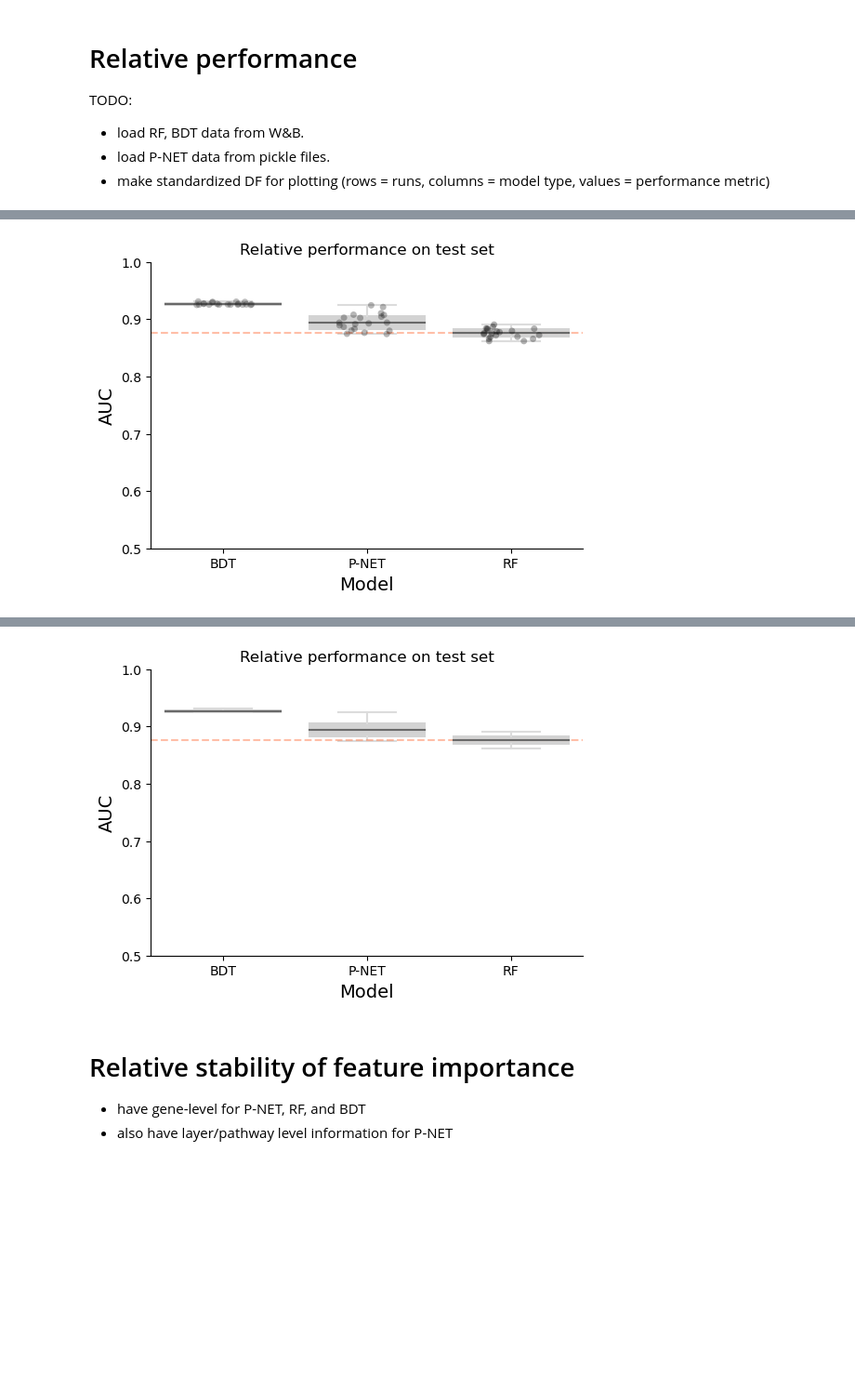
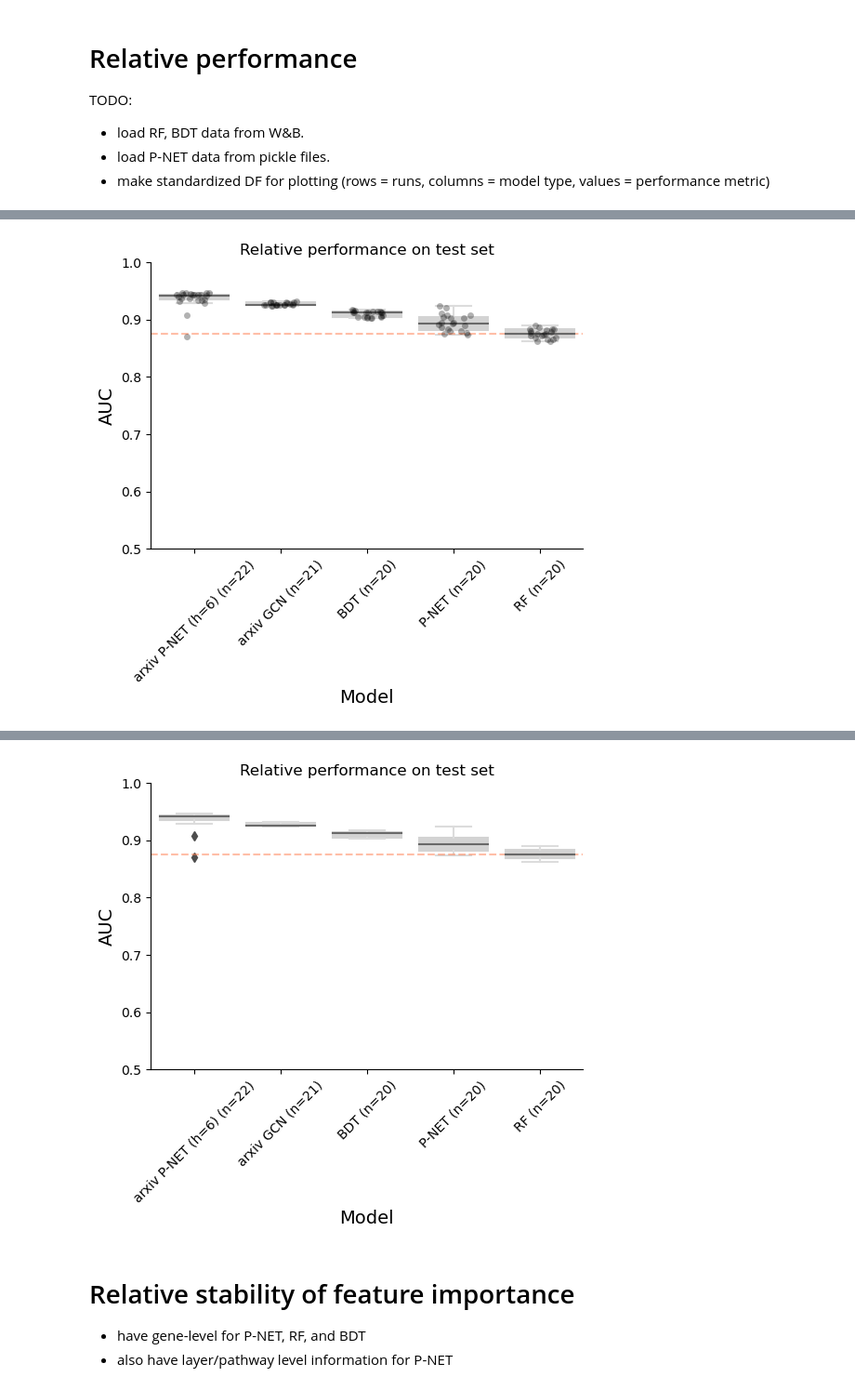
Before and after one commit to millergw/pnet, a Jupyter notebook: src/stability_and_performance_analysis.ipynb, the cells around one changed output, grey strips where cells are left out. Shown at 93% size. Cells and saved outputs as stored; diff of their text form; code cells hidden in the pictures; blank space fills up the shorter version.

Commit message:
finished first test of using config to easily add data modalities

```diff
--- a/src/stability_and_performance_analysis.ipynb
+++ b/src/stability_and_performance_analysis.ipynb
@@ -35,4 +36,6 @@ wandb: Currently logged in as: millergw. Use `wandb login --relogin` to force re
 PNET_DIR = '../../pnet/results/gene_rank_stability_v2' # Gwen's (after Mark improved stability)
 BDT_DIR = '../../pnet/results/somatic_bdt_eval_set_test'
 RF_DIR = '../../pnet/results/somatic_rf_eval_set_test'
+ARXIV_PNET_DIR = '../../cancer-net/reprod_report' # Gwen's (after Mark improved stability)
+
 FIGDIR = '../figures/'
@@ -253,0 +96,9 @@ TODO:
+# %%
+logging.info("Grabbing the performance metrics for arxiv P-NET from saved pickle file")
+# with open(os.path.join(ARXIV_PNET_DIR, 'pnet_results.h6.torch.num_workers_16.pkl'), 'rb') as file:
+with open(os.path.join(ARXIV_PNET_DIR, 'pnet_results.h6.torch.pkl'), 'rb') as file:
+    arxiv_pnet_results = pickle.load(file)
+
+arxiv_pnet_results[0].keys()
+# arxiv_pnet_aucs = arxiv_pnet_results['auc']
+# arxiv_pnet_aucs
@@ -258,13 +154,13 @@ entity = "millergw"
 project_name = "prostate_met_status"
 run_group = "bdt_stability_experiment_004"
 metric = "test_roc_auc_score"
-bdt_eval_auc = get_summary_metric_from_wandb(entity, project_name, metric, run_group=run_group)
+bdt_eval_auc = stability_utils.get_summary_metric_from_wandb(entity, project_name, metric, run_group=run_group)
 print("BDT AUC:", np.mean(bdt_eval_auc))
 
 # Specify your project and run group
 run_group = "rf_stability_experiment_003"
 metric = "test_roc_auc_score"
-rf_eval_auc = get_summary_metric_from_wandb(entity, project_name, metric, run_group=run_group)
+rf_eval_auc = stability_utils.get_summary_metric_from_wandb(entity, project_name, metric, run_group=run_group)
 print("RF AUC:", np.mean(rf_eval_auc))
 
 logging.info("Grabbing the performance metrics for P-NET from saved pickle file")
@@ -330,28 +247,44 @@ dtype: float64
 # %%
+# SAVENAME = 'pnet_rf_bdt_performance_benchmark_AUC_w_points'
+SAVENAME = 'pnet_gcn_arxivPnet_rf_bdt_performance_benchmark_AUC_w_points'
+# SAVENAME_nopoints = 'pnet_rf_bdt_performance_benchmark_AUC'
+SAVENAME_nopoints = 'pnet_gcn_arxivPnet_rf_bdt_performance_benchmark_AUC'
+
+smallest_median_val = auc_df.groupby('Group').median().min().min()
+
 # Set up the boxplot with points using Seaborn
 plt.figure(figsize=(6, 4))
-sns.boxplot(data=auc_df, color='gray', showfliers=True, boxprops={'facecolor': 'lightgrey', 'color': 'lightgrey'},
+sns.boxplot(x='Group', y='Value',
+    data=auc_df, color='gray', showfliers=False, boxprops={'facecolor': 'lightgrey', 'color': 'lightgrey'},
                       whiskerprops={'color': 'gainsboro'},
                       capprops={'color': 'gainsboro'},
                       medianprops={'color': 'dimgrey'})
-sns.stripplot(data=auc_df, color='black', jitter=0.2, alpha=0.3)
+sns.stripplot(x='Group', y='Value', data=auc_df, color='black', jitter=0.2, alpha=0.3)
 
 # Customize plot appearance
 ax = plt.gca()
 ax.spines[['top', 'right']].set_visible(False)
-plt.axhline(y=auc_df.median().min(), color='coral', linestyle='--', label=f'y_min = {auc_df.median().min()}', alpha=0.5)
+plt.axhline(y=smallest_median_val, color='coral', linestyle='--', label=f'y_min = {smallest_median_val}', alpha=0.5)
+
+# Calculate the number of samples in each group
+sample_counts = auc_df['Group'].value_counts()
+# Create custom x-axis labels with sample counts
+x_labels = [f"{group} (n={sample_counts[group]})" for group in sample_counts.index]
+plt.xticks(range(len(sample_counts.index)), x_labels, rotation=45)
 
 ax.set_ylabel('AUC', size=14)
 ax.set_xlabel('Model', size=14)
 ax.set_ylim((0.5, 1))
 plt.title("Relative performance on test set")
-report_and_eval.savefig(plt, os.path.join(FIGDIR, 'pnet_rf_bdt_performance_benchmark_AUC_w_points'), png=True, pdf=True)
+report_and_eval.savefig(plt, os.path.join(FIGDIR, SAVENAME), png=True, pdf=True)
 plt.show()
 
 
-# Set up the boxplot with points using Seaborn
+
+# Set up the boxplot WITHOUT points using Seaborn
 plt.figure(figsize=(6, 4))
-sns.boxplot(data=auc_df, color='gray', showfliers=True, boxprops={'facecolor': 'lightgrey', 'color': 'lightgrey'},
+sns.boxplot(x='Group', y='Value',
+    data=auc_df, color='gray', showfliers=True, boxprops={'facecolor': 'lightgrey', 'color': 'lightgrey'},
                       whiskerprops={'color': 'gainsboro'},
                       capprops={'color': 'gainsboro'},
                       medianprops={'color': 'dimgrey'})
@@ -359,12 +292,19 @@ sns.boxplot(data=auc_df, color='gray', showfliers=True, boxprops={'facecolor': '
 # Customize plot appearance
 ax = plt.gca()
 ax.spines[['top', 'right']].set_visible(False)
-plt.axhline(y=auc_df.median().min(), color='coral', linestyle='--', label=f'y_min = {auc_df.median().min()}', alpha=0.5)
+plt.axhline(y=smallest_median_val, color='coral', linestyle='--', label=f'y_min = {smallest_median_val}', alpha=0.5)
+
+# Calculate the number of samples in each group
+sample_counts = auc_df['Group'].value_counts()
+# Create custom x-axis labels with sample counts
+x_labels = [f"{group} (n={sample_counts[group]})" for group in sample_counts.index]
+plt.xticks(range(len(sample_counts.index)), x_labels, rotation=45)
+
 
 ax.set_ylabel('AUC', size=14)
 ax.set_xlabel('Model', size=14)
 ax.set_ylim((0.5, 1))
 plt.title("Relative performance on test set")
-report_and_eval.savefig(plt, os.path.join(FIGDIR, 'pnet_rf_bdt_performance_benchmark_AUC'), png=True, pdf=True)
+report_and_eval.savefig(plt, os.path.join(FIGDIR, SAVENAME_nopoints), png=True, pdf=True)
 plt.show()
 # %% [output]
@@ -372 +312 @@ plt.show()
-[figure, old version]
+[figure, new version]
@@ -374 +314 @@ plt.show()
-[figure, old version]
+[figure, new version]
```
Also changed, not shown: parts of 24 cells of this notebook, 5 other files.
